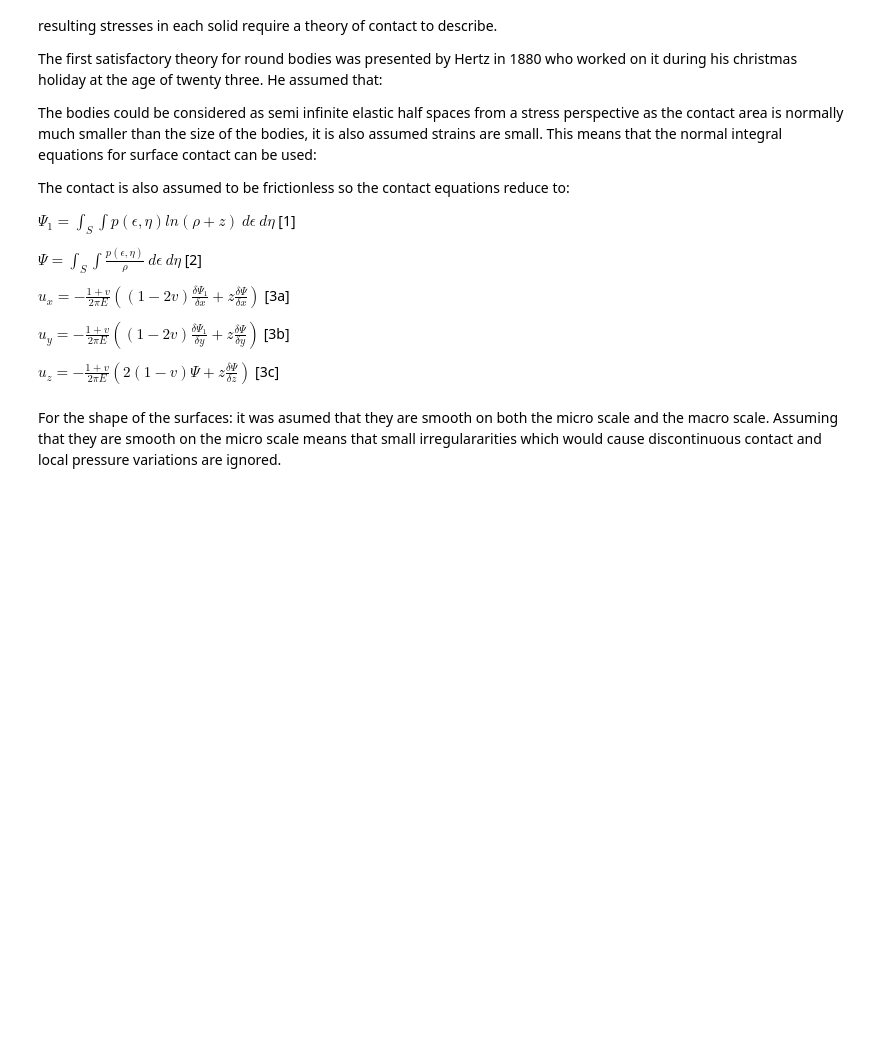
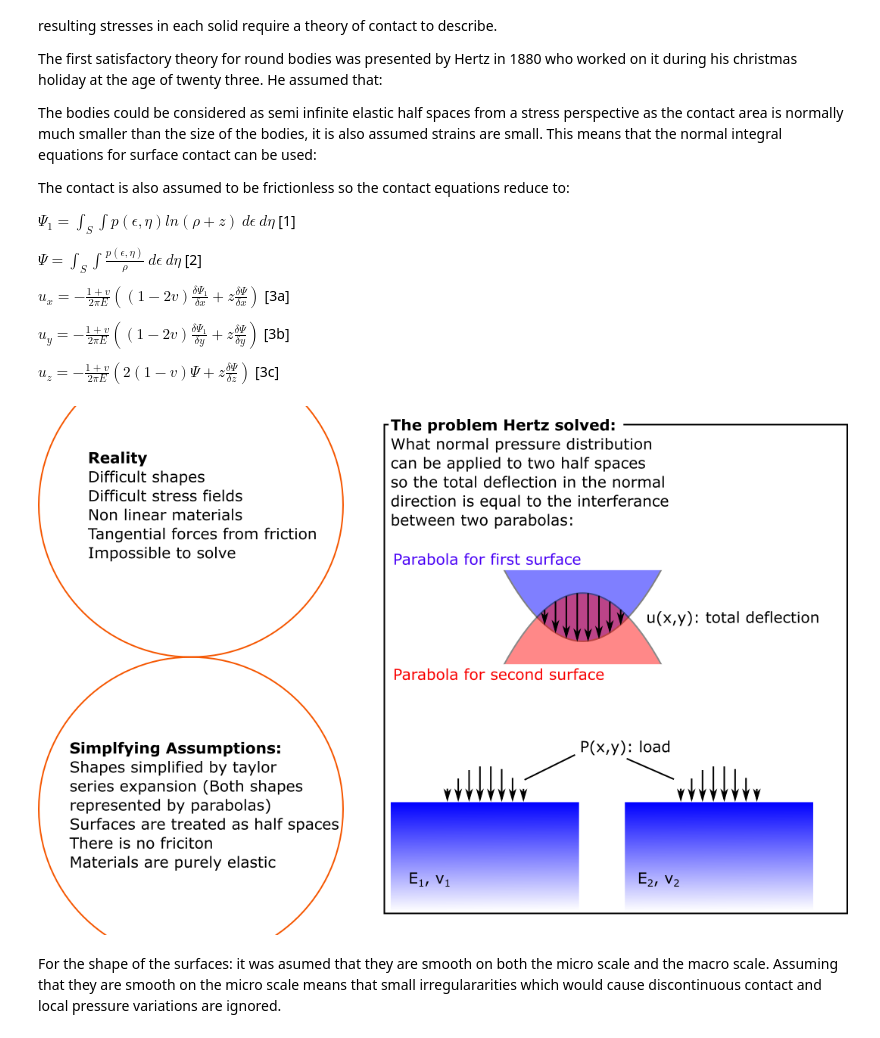
Before and after one commit to mikeWShef/Tribology_notebooks, a Jupyter notebook: Hertz 1 assumptions and geometry.ipynb, the cells around one changed output. Cells and saved outputs as stored; diff of their text form; code cells hidden in the pictures; blank space fills up the shorter version.

Commit message:
Figure added to hertz_1

```diff
--- a/Hertz 1 assumptions and geometry.ipynb
+++ b/Hertz 1 assumptions and geometry.ipynb
@@ -24,2 +22,7 @@ $u_z=-\frac{1+v}{2\pi E}\left(2(1-v)\Psi+z\frac{\delta\Psi}{\delta z}\right) $ [
+# %%
+from IPython.display import Image
+Image("figures/hertz_probelm reduction.png")
+# %% [output]
+[figure, added]
 # %% [markdown]
 For the shape of the surfaces: it was asumed that they are smooth on both the micro scale and the macro scale. Assuming that they are smooth on the micro scale means that small irregulararities which would cause discontinuous contact and local pressure variations are ignored.
```
Also changed, not shown: parts of 2 cells of this notebook, 4 other files.
